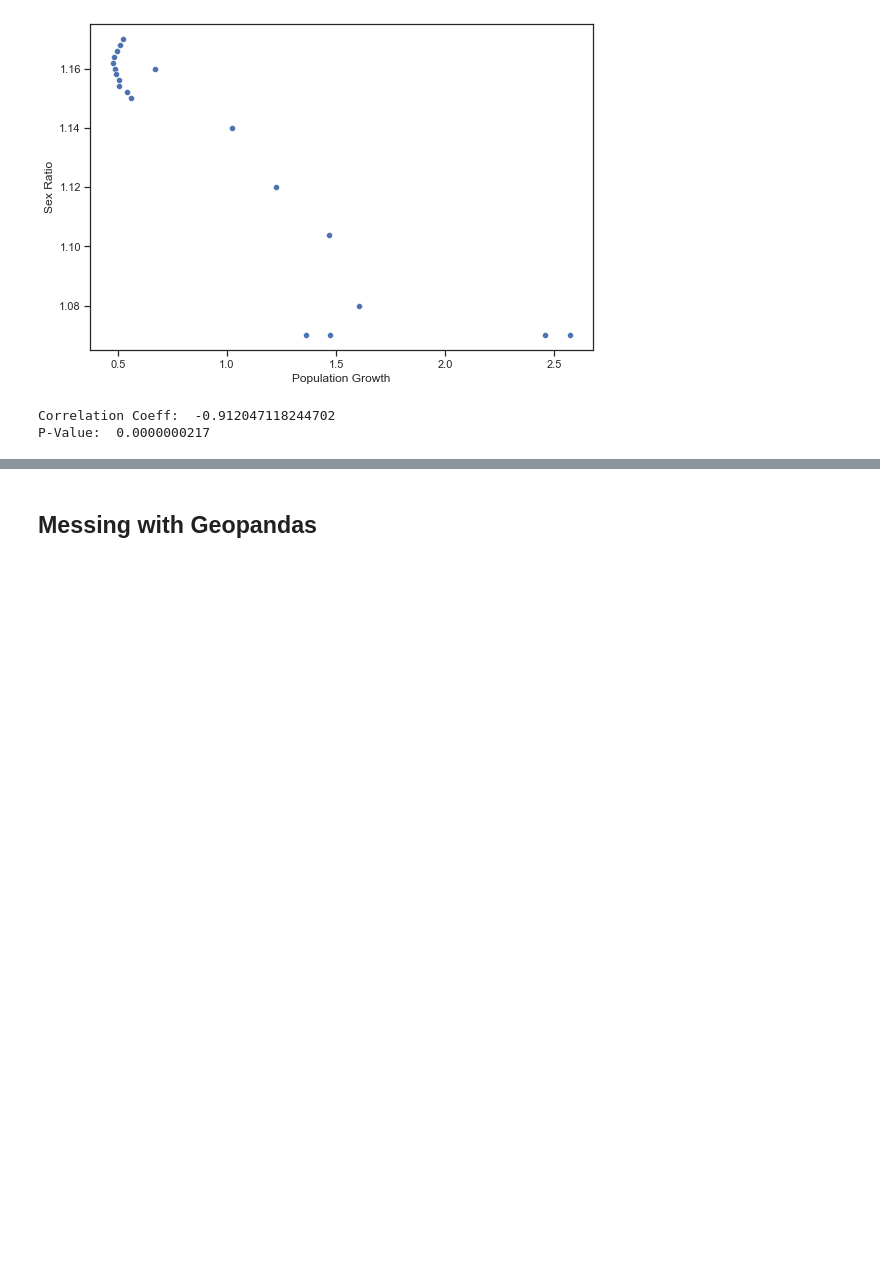
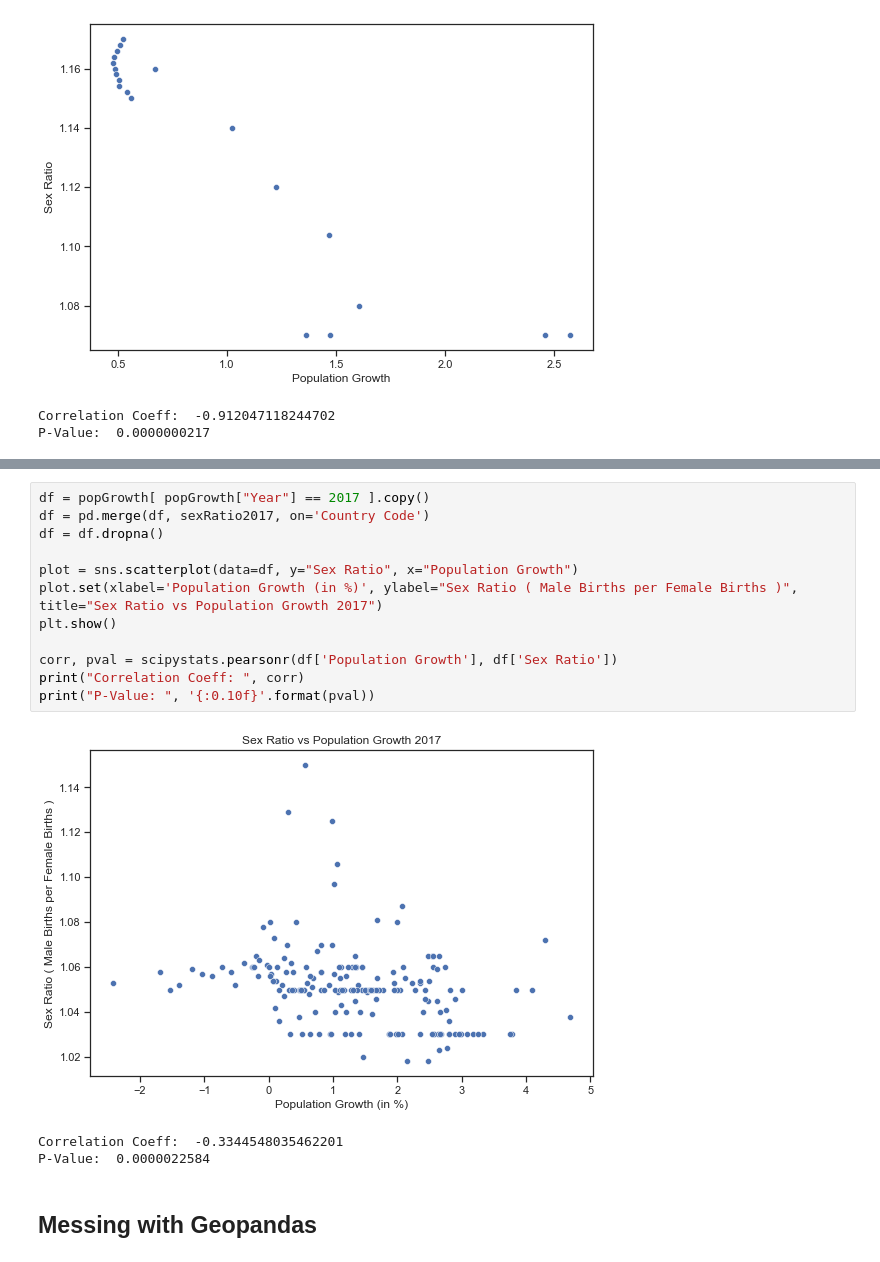
Before and after one commit to annapoliswu/CISC367_Final, a Jupyter notebook: messy-china-population-analysis.ipynb, the cells around one changed output, grey strips where cells are left out. Cells and saved outputs as stored; diff of their text form; blank space fills up the shorter version.

Commit message:
added some data files, polishing up final notebook

```diff
--- a/messy-china-population-analysis.ipynb
+++ b/messy-china-population-analysis.ipynb
@@ -454,3 +414,19 @@ plt.show()
+# %%
+df = popGrowth[ popGrowth["Year"] == 2017 ].copy()
+df = pd.merge(df, sexRatio2017, on='Country Code')
+df = df.dropna()
+
+plot = sns.scatterplot(data=df, y="Sex Ratio", x="Population Growth")
+plot.set(xlabel='Population Growth (in %)', ylabel="Sex Ratio ( Male Births per Female Births )", title="Sex Ratio vs Population Growth 2017")
+plt.show()
+
+corr, pval = scipystats.pearsonr(df['Population Growth'], df['Sex Ratio'])
+print("Correlation Coeff: ", corr)
+print("P-Value: ", '{:0.10f}'.format(pval))
+# %% [output]
+[figure, added]
+Correlation Coeff:  -0.3344548035462201
+P-Value:  0.0000022584
 # %% [markdown]
 ## Messing with Geopandas
 # %%
```
Also changed, not shown: parts of 18 cells of this notebook, 7 other files.
